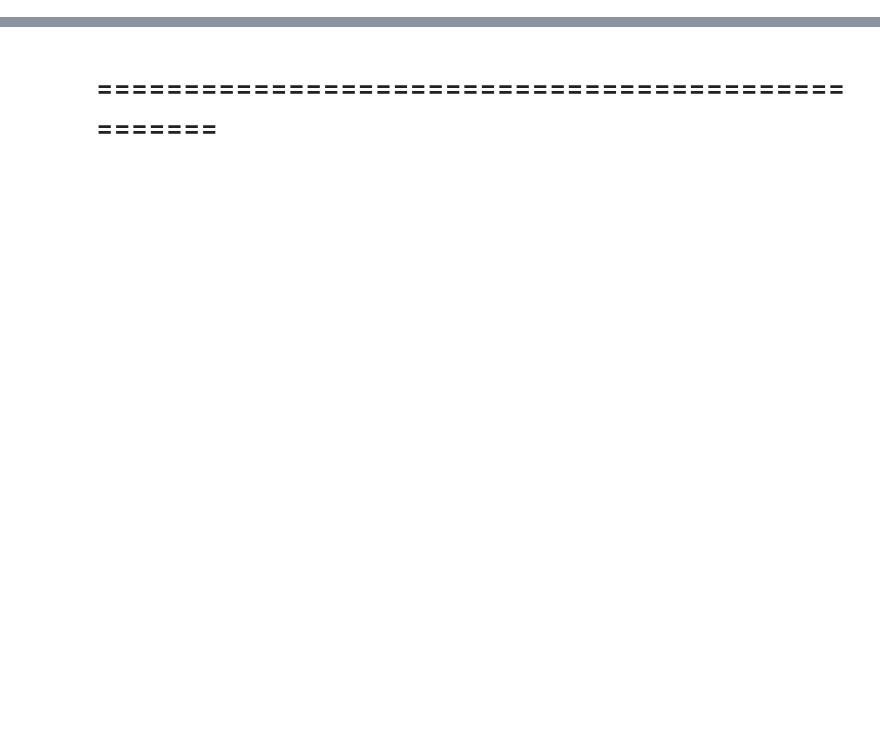
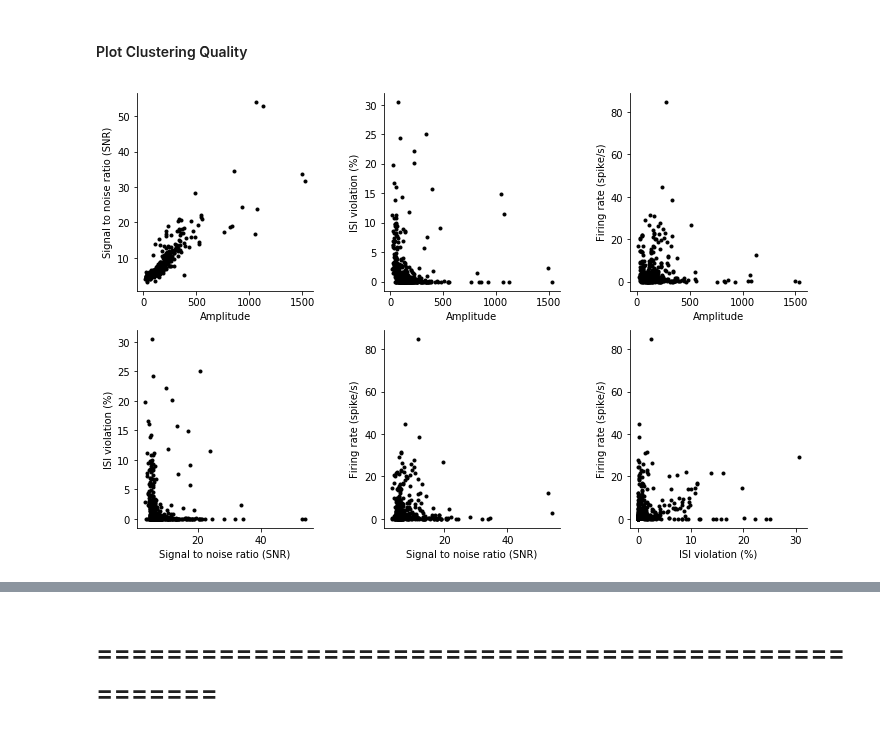
Before and after one commit to mesoscale-activity-map/map-ephys, a Jupyter notebook: notebook/plot_unit_metrics.ipynb, the cells around one changed output, grey strips where cells are left out. Saved outputs shown, nothing was run; the diff lists cells and outputs as text; code cells hidden in the pictures; blank space fills up the shorter version.

```diff
--- a/notebook/plot_unit_metrics.ipynb
+++ b/notebook/plot_unit_metrics.ipynb
@@ -115,0 +74,2 @@ unit_characteristic_plot.plot_paired_coding_direction(units_1, units_2, labels=(
+# %%
+probe_insertion = (ephys.ProbeInsertion & {'session': 15, 'subject_id': 412330, 'insertion_number': 1})
@@ -115,0 +96,6 @@ unit_characteristic_plot.plot_paired_coding_direction(units_1, units_2, labels=(
+# %% [markdown]
+#### Plot Clustering Quality
+# %%
+unit_characteristic_plot.plot_clustering_quality(probe_insertion)
+# %% [output]
+[figure, added]
```
Also changed, not shown: parts of 77 cells of this notebook, 8 other files.
